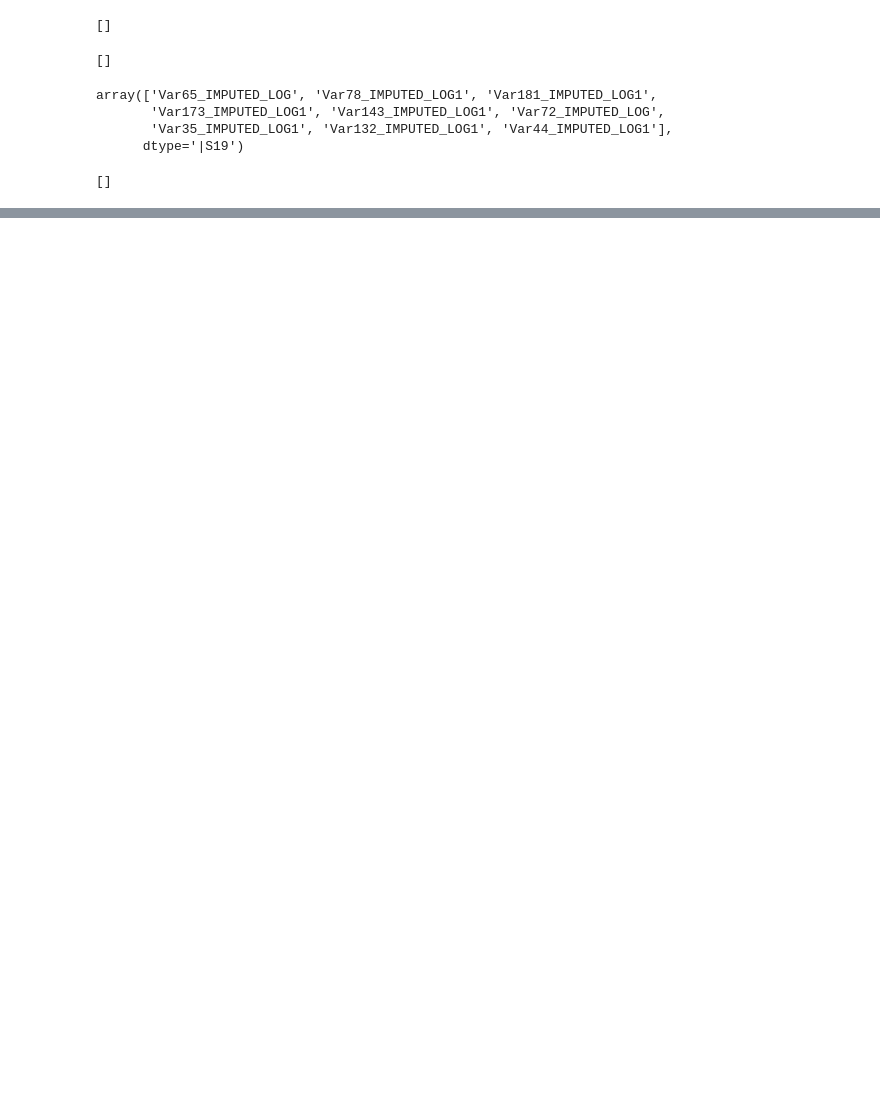
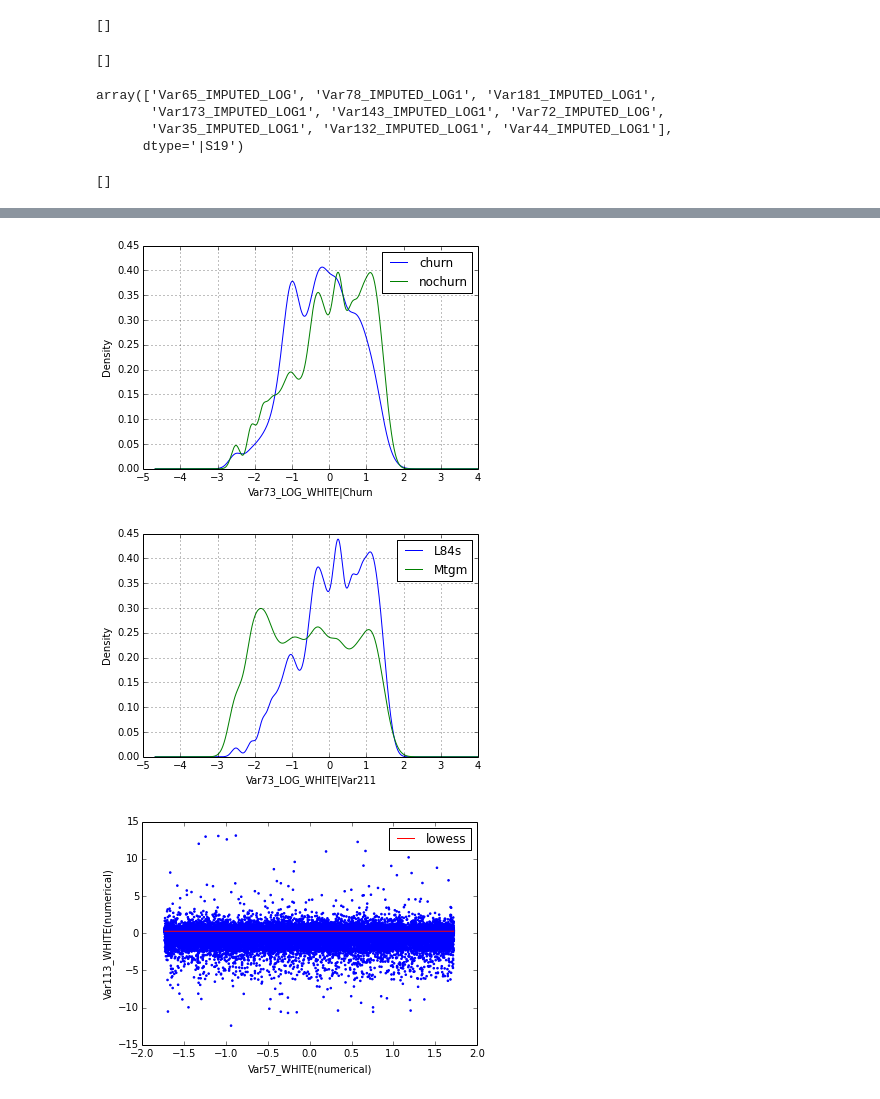
Before and after one commit to dolaameng/practical_munging_tools, a Jupyter notebook: exploration v2.ipynb, the cells around one changed output, grey strips where cells are left out. Saved outputs shown, nothing was run; the diff lists cells and outputs as text; code cells hidden in the pictures; blank space fills up the shorter version.

```diff
--- a/exploration v2.ipynb
+++ b/exploration v2.ipynb
@@ -133,0 +125,9 @@ array(['Var57_WHITE', 'Var113_WHITE', 'Var153_IMPUTED_WHITE',
+# %%
+## explore numerical data
+custsession.plot_feature_pair("Var73_LOG_WHITE", "Churn")
+custsession.plot_feature_pair("Var211", "Var73_LOG_WHITE")
+custsession.plot_feature_pair('Var57_WHITE', 'Var113_WHITE')
+# %% [output]
+[figure, added]
+[figure, added]
+[figure, added]
```
Also changed, not shown: parts of 6 cells of this notebook, 2 other files.
